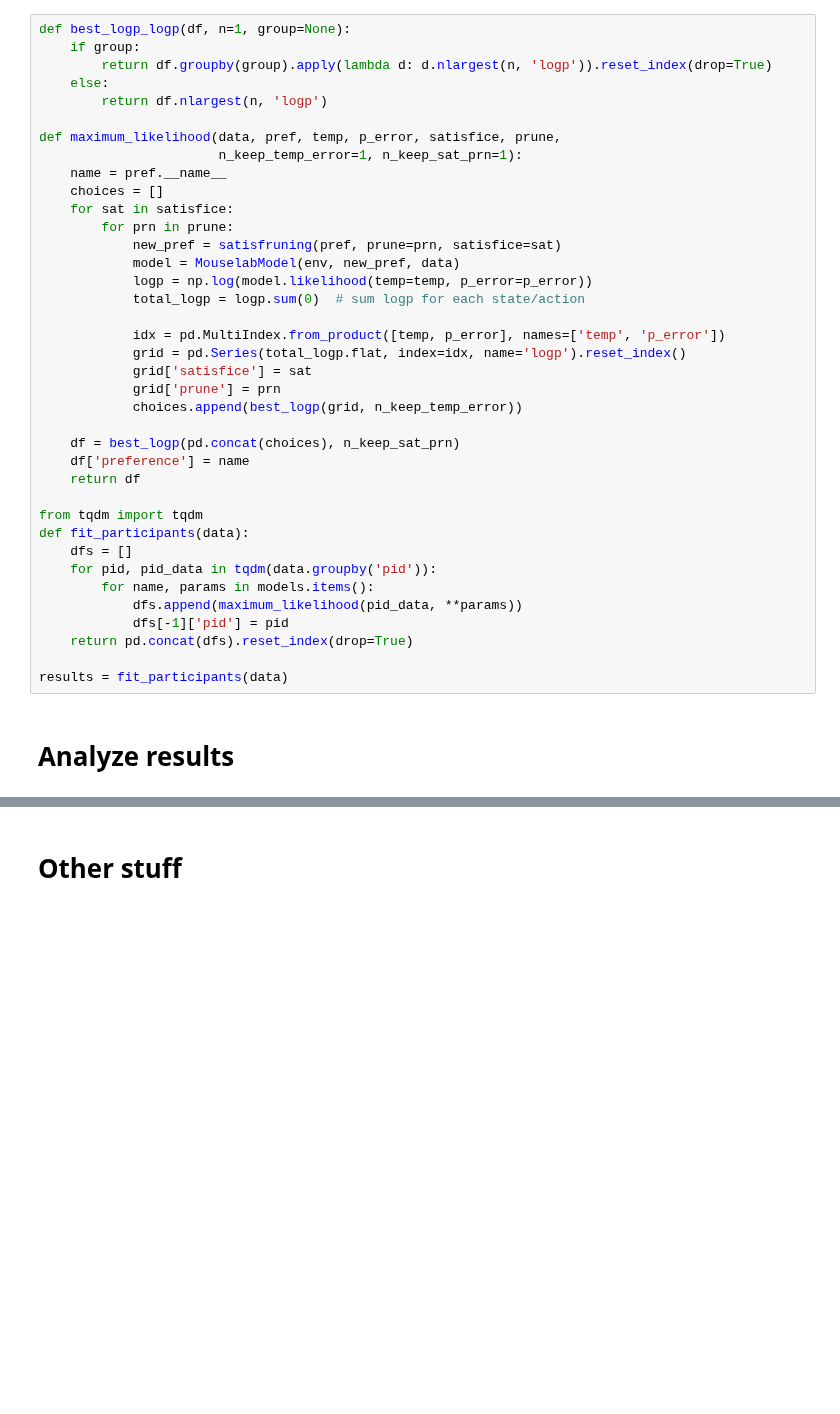
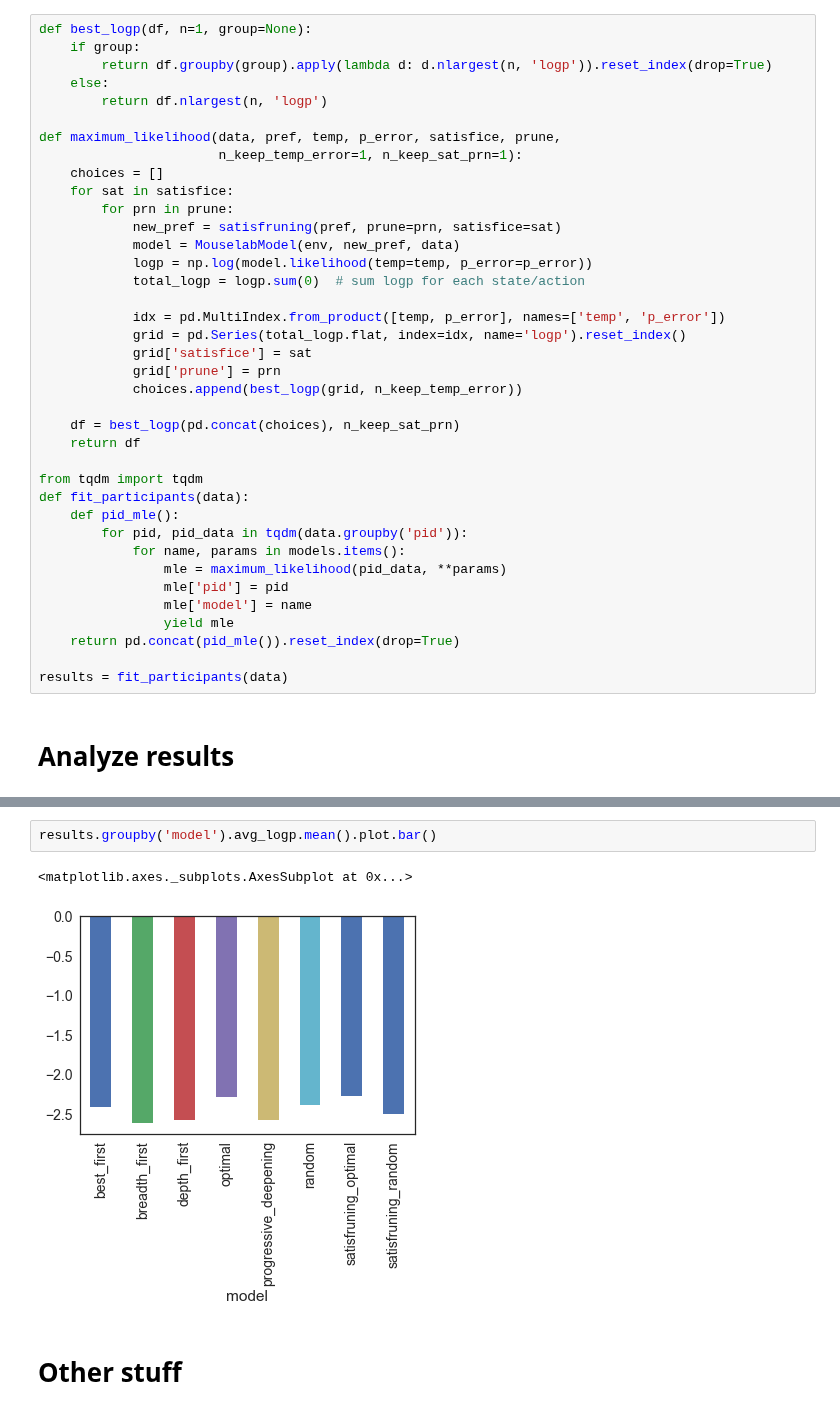
Before and after one commit to fredcallaway/planning, a Jupyter notebook: python/model_comparison.ipynb, the cells around one changed output, grey strips where cells are left out. Saved outputs shown, nothing was run; the diff lists cells and outputs as text; blank space fills up the shorter version.

```diff
--- a/python/model_comparison.ipynb
+++ b/python/model_comparison.ipynb
@@ -290,7 +330,7 @@ models = {
 # %% [markdown]
 ## MLE parameters for each model and each participant
 # %%
-def best_logp_logp(df, n=1, group=None):
+def best_logp(df, n=1, group=None):
     if group:
         return df.groupby(group).apply(lambda d: d.nlargest(n, 'logp')).reset_index(drop=True)
     else:
@@ -298,7 +338,6 @@ def best_logp_logp(df, n=1, group=None):
 
 def maximum_likelihood(data, pref, temp, p_error, satisfice, prune,
                        n_keep_temp_error=1, n_keep_sat_prn=1):
-    name = pref.__name__
     choices = []
     for sat in satisfice:
         for prn in prune:
@@ -314,17 +353,18 @@ def maximum_likelihood(data, pref, temp, p_error, satisfice, prune,
             choices.append(best_logp(grid, n_keep_temp_error))
 
     df = best_logp(pd.concat(choices), n_keep_sat_prn)
-    df['preference'] = name
     return df
 
 from tqdm import tqdm
 def fit_participants(data):
-    dfs = []
-    for pid, pid_data in tqdm(data.groupby('pid')):
-        for name, params in models.items():
-            dfs.append(maximum_likelihood(pid_data, **params))
-            dfs[-1]['pid'] = pid
-    return pd.concat(dfs).reset_index(drop=True)
+    def pid_mle():
+        for pid, pid_data in tqdm(data.groupby('pid')):
+            for name, params in models.items():
+                mle = maximum_likelihood(pid_data, **params)
+                mle['pid'] = pid
+                mle['model'] = name
+                yield mle
+    return pd.concat(pid_mle()).reset_index(drop=True)
 
 results = fit_participants(data)
 # %% [markdown]
@@ -367,3 +426,8 @@ sns.factorplot('pid', 'avg_logp', hue='preference',
+# %%
+results.groupby('model').avg_logp.mean().plot.bar()
+# %% [output]
+<matplotlib.axes._subplots.AxesSubplot at 0x...>
+[figure, added]
 # %% [markdown]
 # Other stuff
 # %% [markdown]
```
Also changed, not shown: parts of 19 cells of this notebook.
